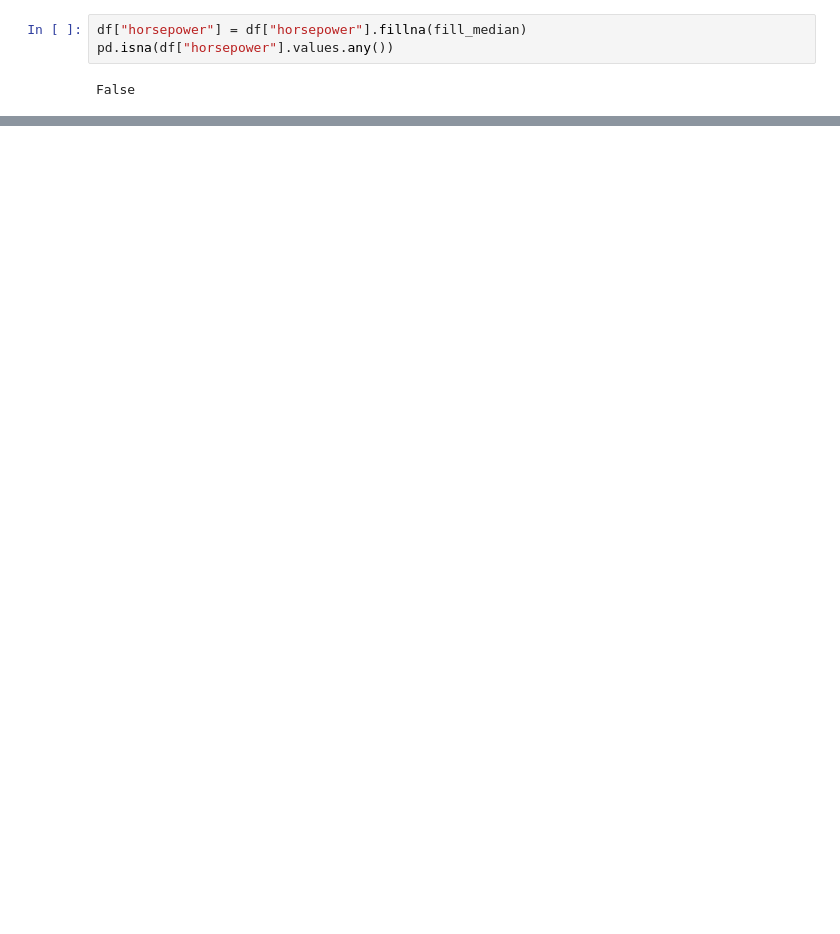
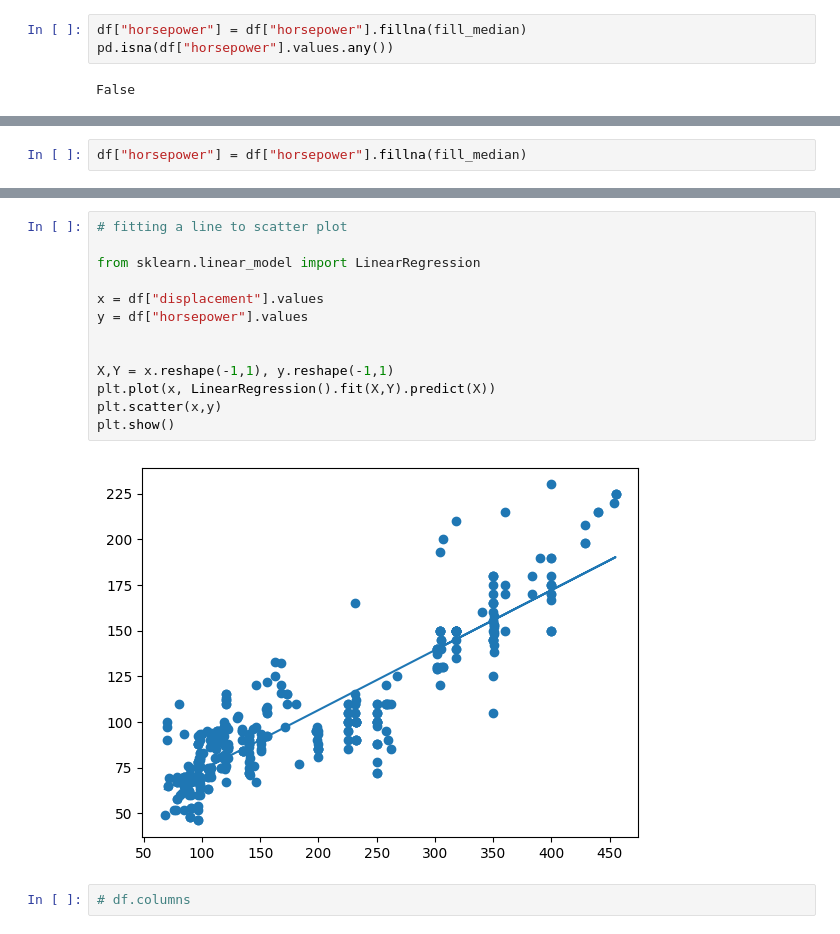
Before and after one commit to venkata2604/aiml_basics, a Jupyter notebook: module2/pandas.ipynb, the cells around one changed output, grey strips where cells are left out. Drawn from its saved outputs; the diff is of its cells as text; blank space fills up the shorter version.

```diff
--- a/module2/pandas.ipynb
+++ b/module2/pandas.ipynb
@@ -214,0 +186,2 @@ array([[0.59616758, 0.83656439, 0.97766119, 0.52266486],
+# %%
+df["horsepower"] = df["horsepower"].fillna(fill_median)
@@ -214,0 +217,17 @@ array([[0.59616758, 0.83656439, 0.97766119, 0.52266486],
+# %%
+# fitting a line to scatter plot
+
+from sklearn.linear_model import LinearRegression
+
+x = df["displacement"].values
+y = df["horsepower"].values
+
+
+X,Y = x.reshape(-1,1), y.reshape(-1,1)
+plt.plot(x, LinearRegression().fit(X,Y).predict(X))
+plt.scatter(x,y)
+plt.show()
+# %% [output]
+[figure, added]
+# %%
+# df.columns
```
Also changed, not shown: parts of 64 cells of this notebook, 1 other file.
